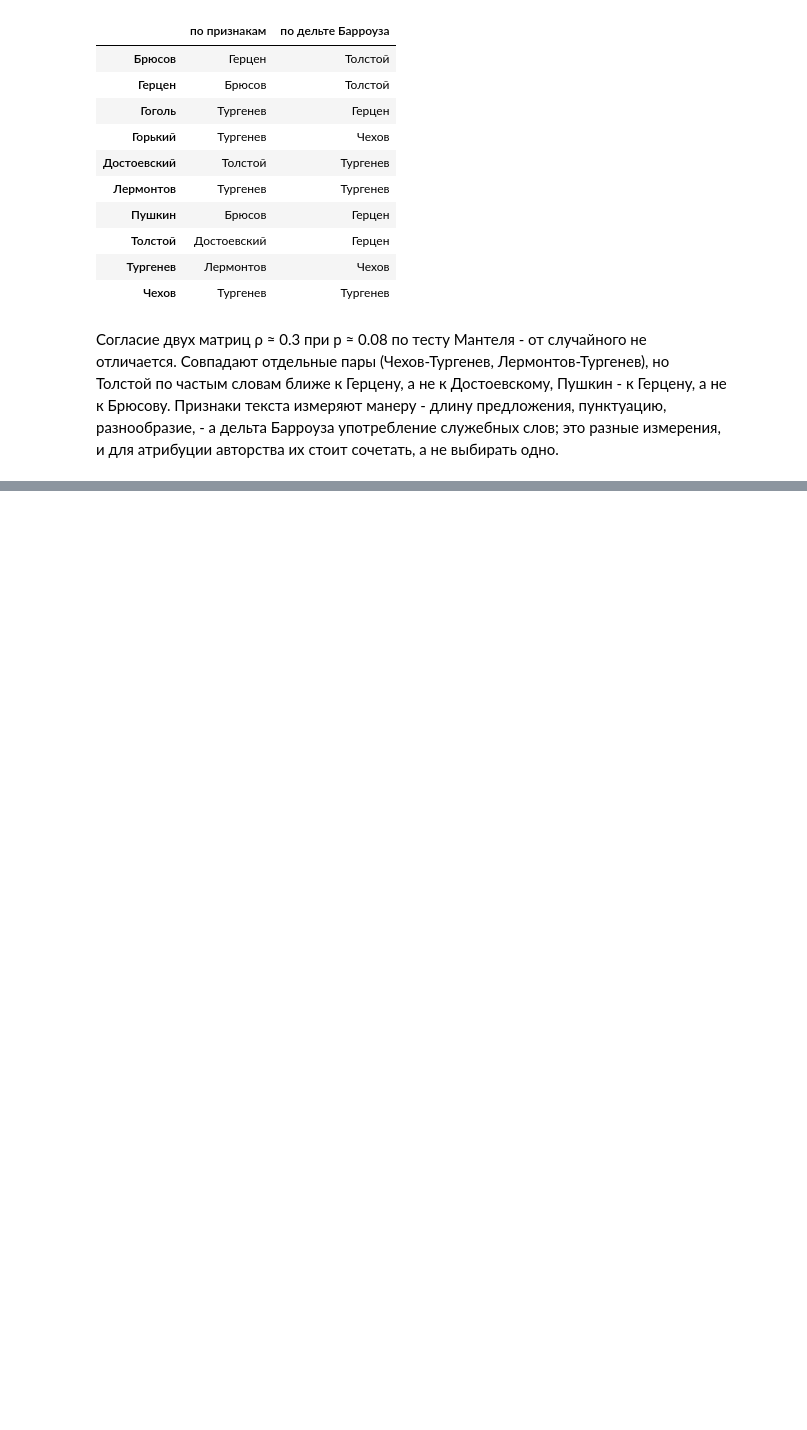
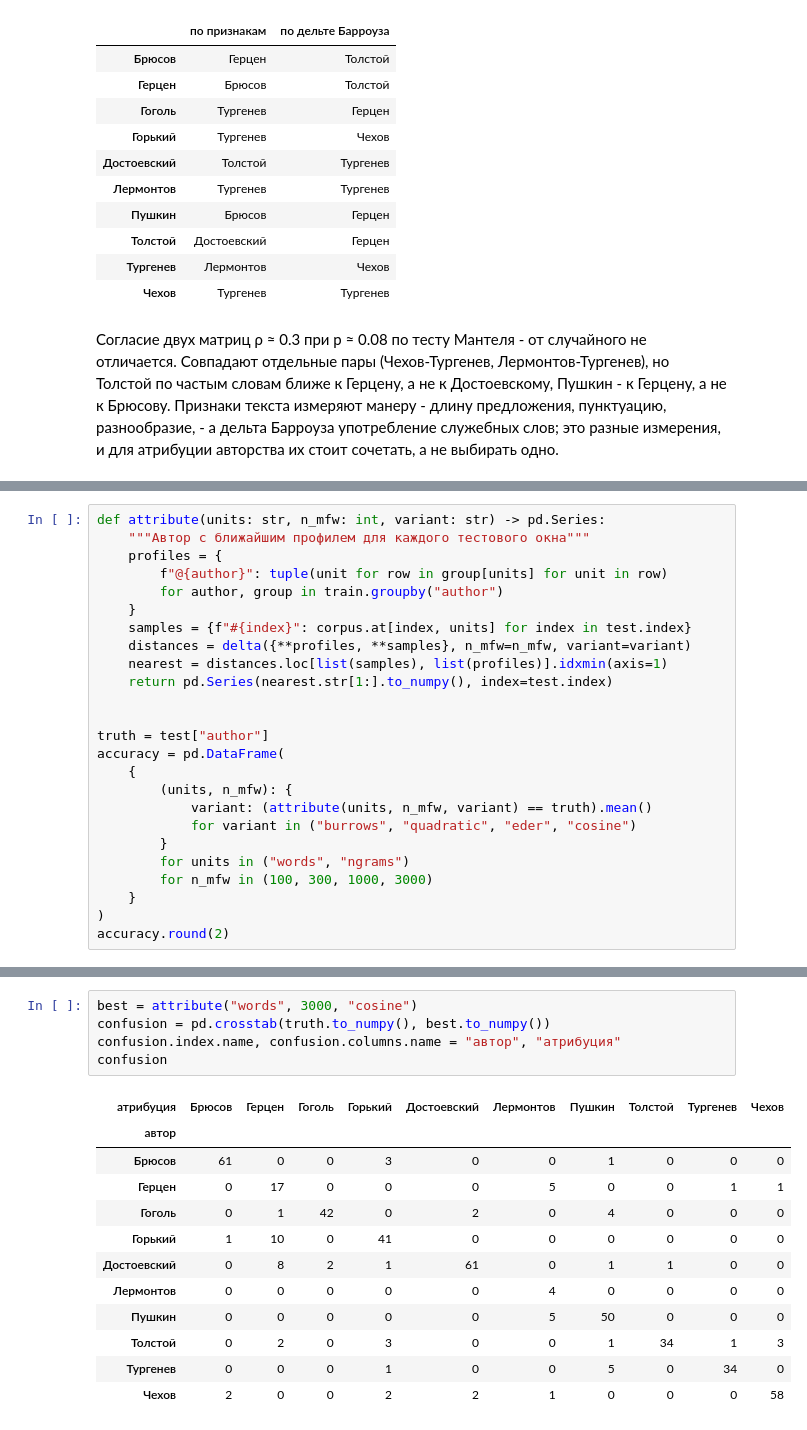
Before and after one commit to SergeyShk/ruTS, a Jupyter notebook: examples/03_prose_authors.ipynb, the cells around one changed output, grey strips where cells are left out. Saved outputs shown, nothing was run; the diff lists cells and outputs as text; blank space fills up the shorter version.

```diff
--- a/examples/03_prose_authors.ipynb
+++ b/examples/03_prose_authors.ipynb
@@ -400,0 +428,25 @@ pd.DataFrame(
+# %%
+def attribute(units: str, n_mfw: int, variant: str) -> pd.Series:
+    """Автор с ближайшим профилем для каждого тестового окна"""
+    profiles = {
+        f"@{author}": tuple(unit for row in group[units] for unit in row)
+        for author, group in train.groupby("author")
+    }
+    samples = {f"#{index}": corpus.at[index, units] for index in test.index}
+    distances = delta({**profiles, **samples}, n_mfw=n_mfw, variant=variant)
+    nearest = distances.loc[list(samples), list(profiles)].idxmin(axis=1)
+    return pd.Series(nearest.str[1:].to_numpy(), index=test.index)
+
+
+truth = test["author"]
+accuracy = pd.DataFrame(
+    {
+        (units, n_mfw): {
+            variant: (attribute(units, n_mfw, variant) == truth).mean()
+            for variant in ("burrows", "quadratic", "eder", "cosine")
+        }
+        for units in ("words", "ngrams")
+        for n_mfw in (100, 300, 1000, 3000)
+    }
+)
+accuracy.round(2)
@@ -400,0 +462,18 @@ pd.DataFrame(
+# %%
+best = attribute("words", 3000, "cosine")
+confusion = pd.crosstab(truth.to_numpy(), best.to_numpy())
+confusion.index.name, confusion.columns.name = "автор", "атрибуция"
+confusion
+# %% [output]
+| атрибуция | Брюсов | Герцен | Гоголь | Горький | Достоевский | Лермонтов | Пушкин | Толстой | Тургенев | Чехов |
+| автор |  |  |  |  |  |  |  |  |  |  |
+| Брюсов | 61 | 0 | 0 | 3 | 0 | 0 | 1 | 0 | 0 | 0 |
+| Герцен | 0 | 17 | 0 | 0 | 0 | 5 | 0 | 0 | 1 | 1 |
+| Гоголь | 0 | 1 | 42 | 0 | 2 | 0 | 4 | 0 | 0 | 0 |
+| Горький | 1 | 10 | 0 | 41 | 0 | 0 | 0 | 0 | 0 | 0 |
+| Достоевский | 0 | 8 | 2 | 1 | 61 | 0 | 1 | 1 | 0 | 0 |
+| Лермонтов | 0 | 0 | 0 | 0 | 0 | 4 | 0 | 0 | 0 | 0 |
+| Пушкин | 0 | 0 | 0 | 0 | 0 | 5 | 50 | 0 | 0 | 0 |
+| Толстой | 0 | 2 | 0 | 3 | 0 | 0 | 1 | 34 | 1 | 3 |
+| Тургенев | 0 | 0 | 0 | 1 | 0 | 0 | 5 | 0 | 34 | 0 |
+| Чехов | 2 | 0 | 0 | 2 | 2 | 1 | 0 | 0 | 0 | 58 |
```
Also changed, not shown: parts of 11 cells of this notebook, 3 other files.
